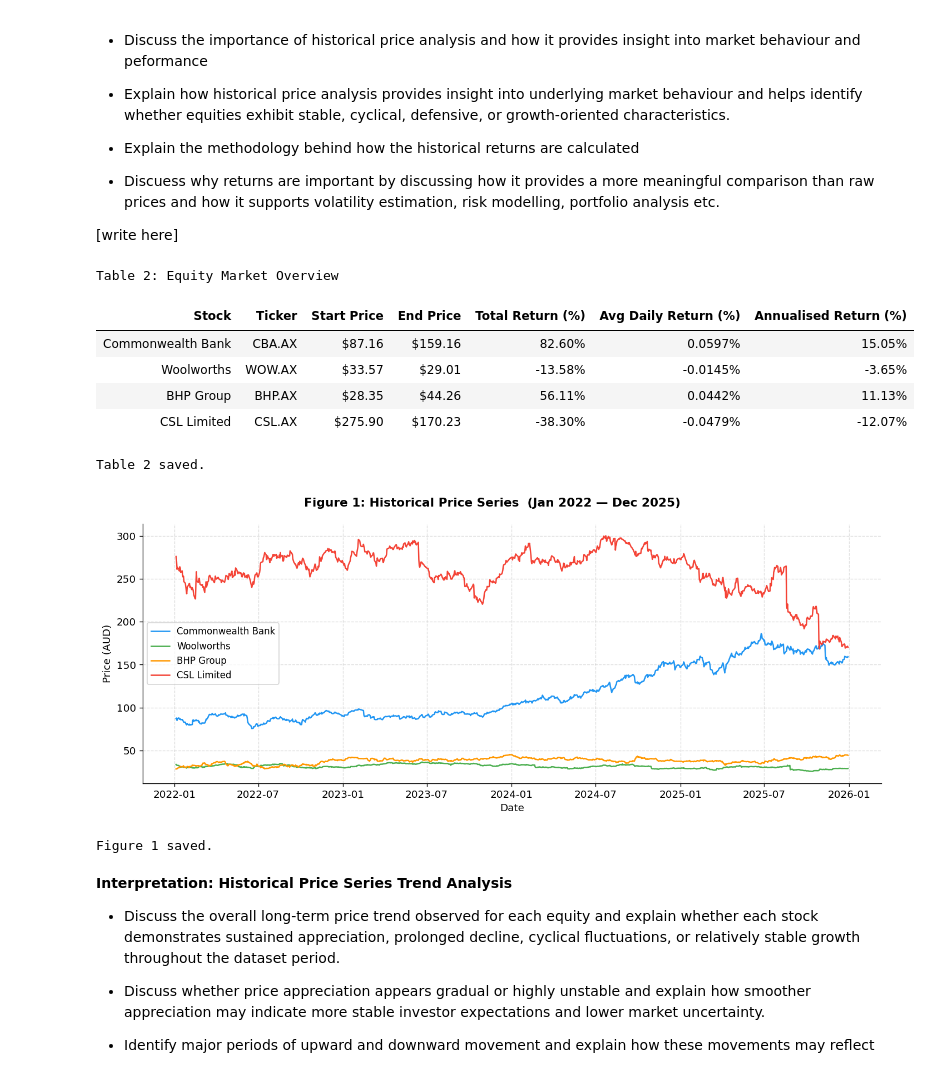
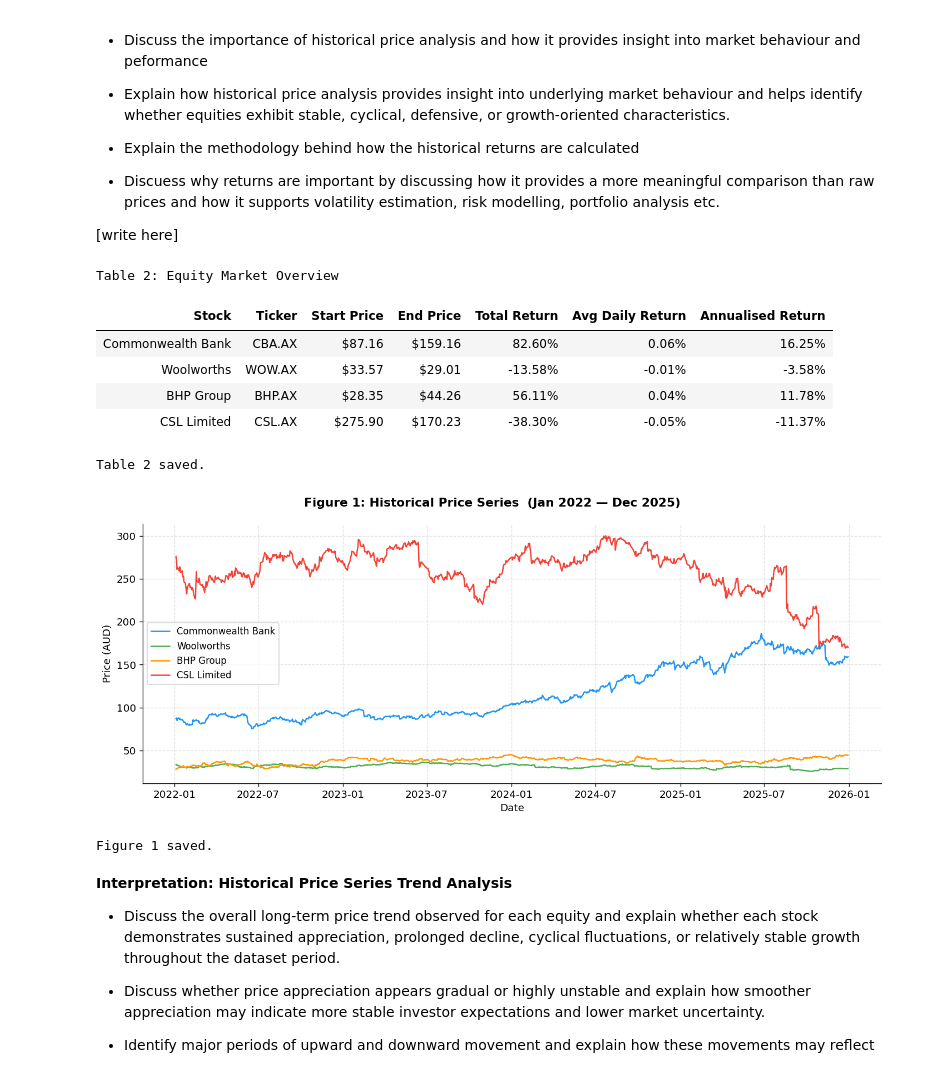
Before and after one commit to Gene2007/FINM3422-Project-3-Derivative-Platform, a Jupyter notebook: notebooks/market_data_and_yield_curve.ipynb, the cells around one changed output. Saved outputs shown, nothing was run; the diff lists cells and outputs as text; code cells hidden in the pictures.

```diff
--- a/notebooks/market_data_and_yield_curve.ipynb
+++ b/notebooks/market_data_and_yield_curve.ipynb
@@ -376,21 +380,32 @@ for ticker, label in TICKER_LABELS.items():
     p = prices[ticker]
     r = returns[ticker]
     overview_rows.append({
-        "Stock":                 label,
-        "Ticker":                ticker,
-        "Start Price":           f"${p.iloc[0]:.2f}",
-        "End Price":             f"${p.iloc[-1]:.2f}",
-        "Total Return (%)":      f"{(p.iloc[-1] / p.iloc[0] - 1) * 100:.2f}%",
-        "Avg Daily Return (%)":  f"{r.mean() * 100:.4f}%",
-        "Annualised Return (%)": f"{r.mean() * 252 * 100:.2f}%",
+        "Stock":             label,
+        "Ticker":            ticker,
+        "Start Price":       p.iloc[0],
+        "End Price":         p.iloc[-1],
+        "Total Return":      p.iloc[-1] / p.iloc[0] - 1,
+        "Avg Daily Return":  r.mean(),
+        "Annualised Return": np.exp(r.mean() * 252) - 1,
     })
 
 overview_df = pd.DataFrame(overview_rows)
 
+format_dict = {
+    "Start Price":       "${:.2f}",
+    "End Price":         "${:.2f}",
+    "Total Return":      "{:.2%}",
+    "Avg Daily Return":  "{:.2%}",
+    "Annualised Return": "{:.2%}",
+}
+
 styled_overview = (
     overview_df.style
     .hide(axis="index")
+    .format(format_dict)
     .set_caption("Table 2: Equity Market Overview")
+    .background_gradient(subset=["Total Return"],      cmap="RdYlGn")
+    .background_gradient(subset=["Annualised Return"], cmap="RdYlGn")
     .set_table_styles([
         {"selector": "th",    "props": [("background-color", "#1a3e5c"),
                                         ("color",            "white"),
@@ -401,39 +416,42 @@ styled_overview = (
         {"selector": "table", "props": [("width",            "100%")]},
     ])
 )
+
 display(styled_overview)
 
 with open(TABLE_DIR / "table2_equity_overview.html", "w") as f:
     f.write(styled_overview.to_html())
 print("Table 2 saved.")
 
+
 # ── Graph 1: Historical Price Series ──────────────────────────────────────────
 fig, ax = plt.subplots(figsize=(12, 5))
 
 for ticker, color in zip(TICKER_LABELS.keys(), COLORS):
-    ax.plot(prices.index, prices[ticker], label=TICKER_LABELS[ticker],
+    ax.plot(prices.index, prices[ticker],
+            label=TICKER_LABELS[ticker],
             color=color, linewidth=1.5)
 
 ax.set_xlabel("Date",        fontsize=11)
 ax.set_ylabel("Price (AUD)", fontsize=11)
 ax.legend(fontsize=10)
 ax.grid(True, linestyle="--", alpha=0.4)
 fig.suptitle(
     f"Figure 1: Historical Price Series  "
     f"({prices.index[0].strftime('%b %Y')} — {prices.index[-1].strftime('%b %Y')})",
     fontsize=13, fontweight="bold"
 )
 plt.tight_layout()
 plt.savefig(FIG_DIR / "fig1_historical_prices.png", bbox_inches="tight", dpi=150)
 plt.show()
 print("Figure 1 saved.")
 # %% [output]
 Table 2: Equity Market Overview
-| Stock | Ticker | Start Price | End Price | Total Return (%) | Avg Daily Return (%) | Annualised Return (%) |
-| Commonwealth Bank | CBA.AX | $87.16 | $159.16 | 82.60% | 0.0597% | 15.05% |
-| Woolworths | WOW.AX | $33.57 | $29.01 | -13.58% | -0.0145% | -3.65% |
-| BHP Group | BHP.AX | $28.35 | $44.26 | 56.11% | 0.0442% | 11.13% |
-| CSL Limited | CSL.AX | $275.90 | $170.23 | -38.30% | -0.0479% | -12.07% |
+| Stock | Ticker | Start Price | End Price | Total Return | Avg Daily Return | Annualised Return |
+| Commonwealth Bank | CBA.AX | $87.16 | $159.16 | 82.60% | 0.06% | 16.25% |
+| Woolworths | WOW.AX | $33.57 | $29.01 | -13.58% | -0.01% | -3.58% |
+| BHP Group | BHP.AX | $28.35 | $44.26 | 56.11% | 0.04% | 11.78% |
+| CSL Limited | CSL.AX | $275.90 | $170.23 | -38.30% | -0.05% | -11.37% |
 Table 2 saved.
 [figure]
 Figure 1 saved.
```
Also changed, not shown: parts of 13 cells of this notebook, 12 other files.
